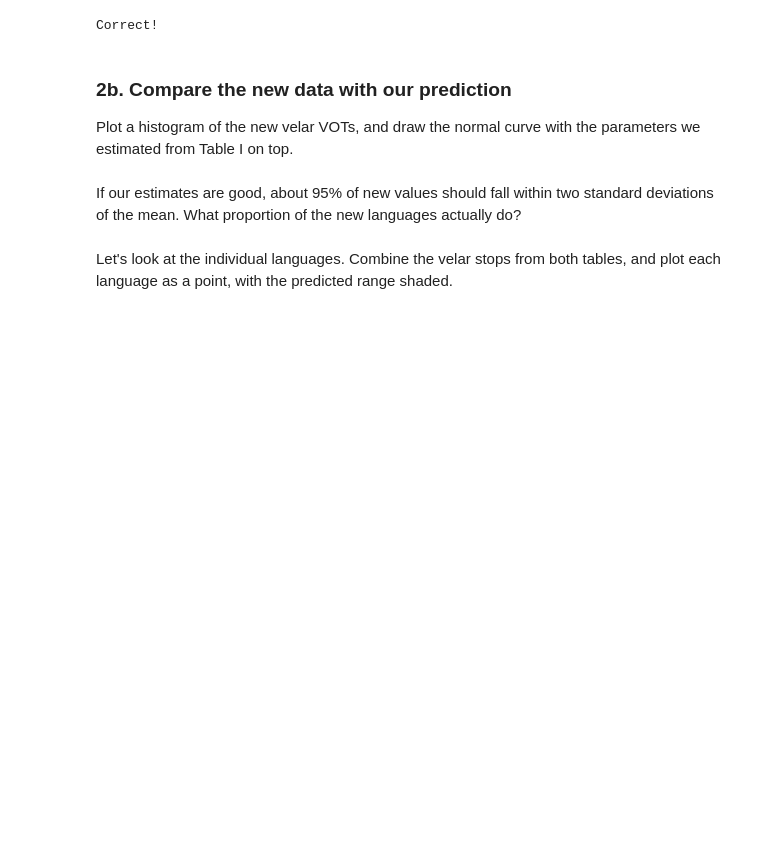
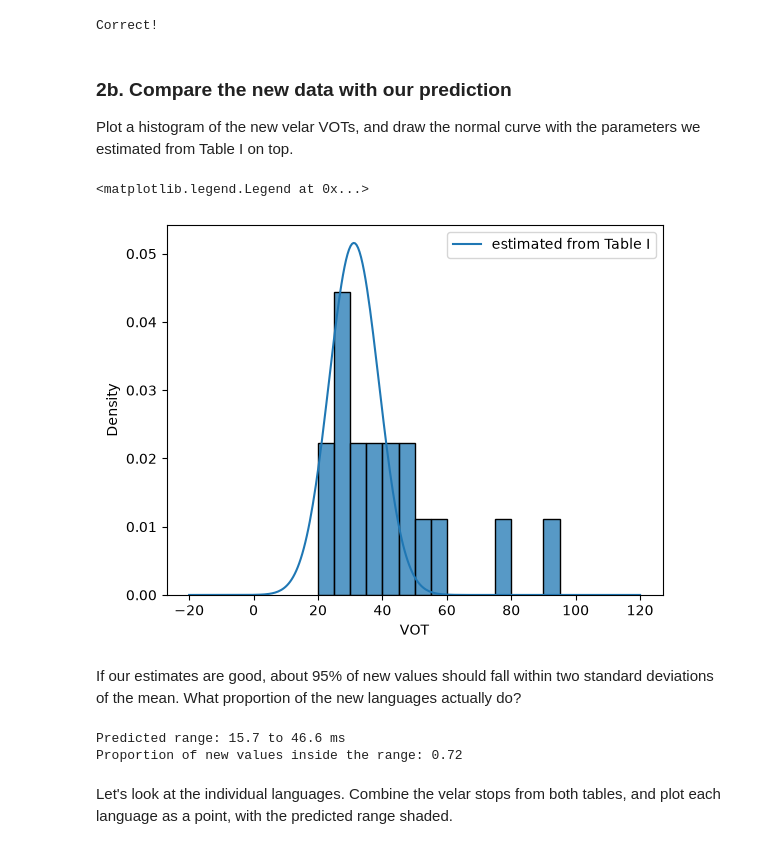
Before and after one commit to LiseSkovSimested/ExPsyLing_E2026, a Jupyter notebook: estimation_exercises.ipynb, the cells around one changed output. Cells and saved outputs as stored; diff of their text form; code cells hidden in the pictures; blank space fills up the shorter version.

```diff
--- a/estimation_exercises.ipynb
+++ b/estimation_exercises.ipynb
@@ -274,16 +274,22 @@ Plot a histogram of the new velar VOTs, and draw the normal curve with the param
 # %%
 x = np.linspace(-20, 120, 300)
 sns.histplot(data=velar, x='VOT', binwidth=5, stat='density')
 # HINT: the velar estimates you saved at the end of Exercise 1
-plt.plot(x, norm.pdf(x, ___, ___), label='estimated from Table I')
+plt.plot(x, norm.pdf(x, mu_k, sigma_k), label='estimated from Table I')
 plt.legend()
+# %% [output]
+<matplotlib.legend.Legend at 0x...>
+[figure, added]
 # %% [markdown]
 If our estimates are good, about 95% of new values should fall within two standard deviations of the mean. What proportion of the new languages actually do?
 # %%
 lower = mu_k - 2 * sigma_k
 # HINT: look at how lower is calculated on the line above
-upper = ___
+upper = mu_k + 2 * sigma_k
 # between() is True for values inside the range; the mean of True/False values is the proportion of Trues
 inside = velar['VOT'].between(lower, upper).mean()
 print(f"Predicted range: {lower:.1f} to {upper:.1f} ms")
 print(f"Proportion of new values inside the range: {inside:.2f}")
+# %% [output]
+Predicted range: 15.7 to 46.6 ms
+Proportion of new values inside the range: 0.72
```
Also changed, not shown: parts of 4 cells of this notebook.
